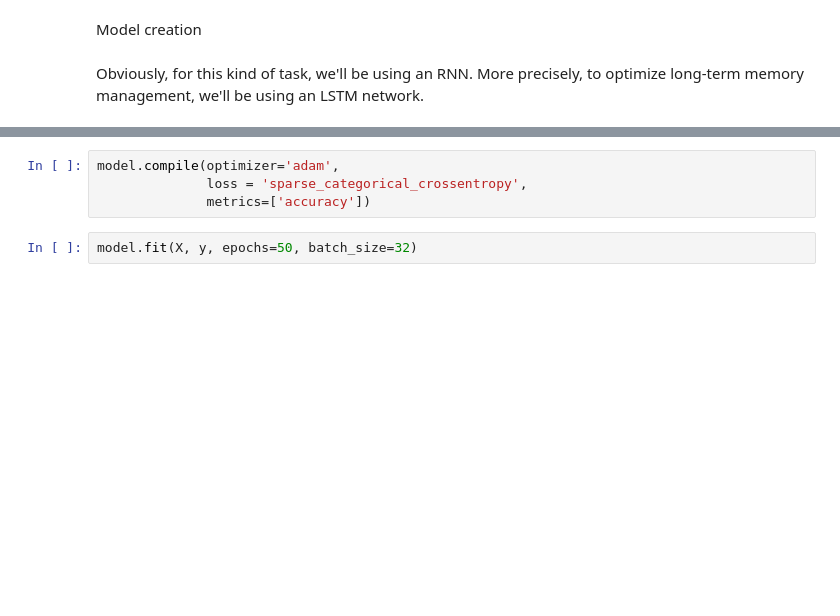
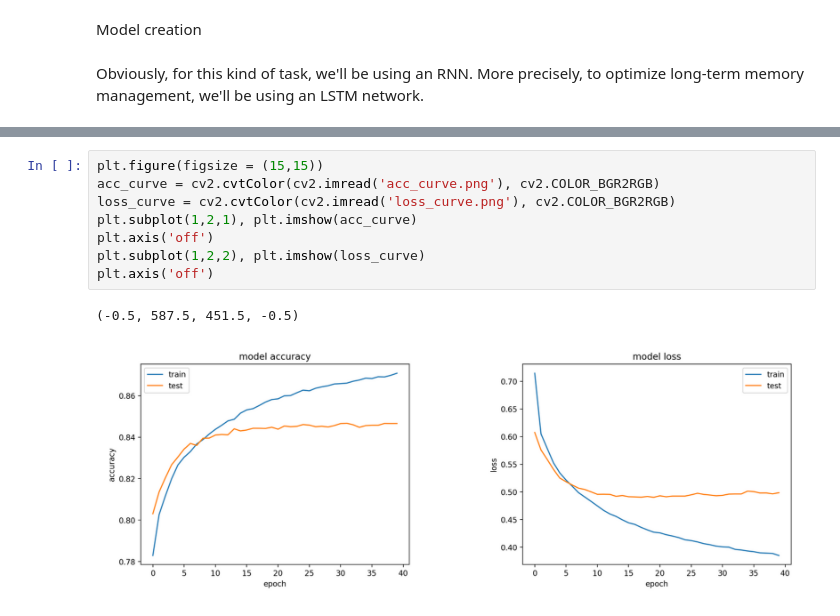
Before and after one commit to Clement1103/data_science_projects, a Jupyter notebook: DL_projects/melody_generation/melody_generation.ipynb, the cells around one changed output, grey strips where cells are left out. Saved outputs shown, nothing was run; the diff lists cells and outputs as text; blank space fills up the shorter version.

```diff
--- a/DL_projects/melody_generation/melody_generation.ipynb
+++ b/DL_projects/melody_generation/melody_generation.ipynb
@@ -211,6 +197,11 @@ model = keras.Model(input, output)
-# %%
-model.compile(optimizer='adam',
-              loss = 'sparse_categorical_crossentropy',
-              metrics=['accuracy'])
-# %%
-model.fit(X, y, epochs=50, batch_size=32)
+# %%
+plt.figure(figsize = (15,15))
+acc_curve = cv2.cvtColor(cv2.imread('acc_curve.png'), cv2.COLOR_BGR2RGB)
+loss_curve = cv2.cvtColor(cv2.imread('loss_curve.png'), cv2.COLOR_BGR2RGB)
+plt.subplot(1,2,1), plt.imshow(acc_curve)
+plt.axis('off')
+plt.subplot(1,2,2), plt.imshow(loss_curve)
+plt.axis('off')
+# %% [output]
+(-0.5, 587.5, 451.5, -0.5)
+[figure, added]
```
Also changed, not shown: parts of 9 cells of this notebook, 4 other files.
